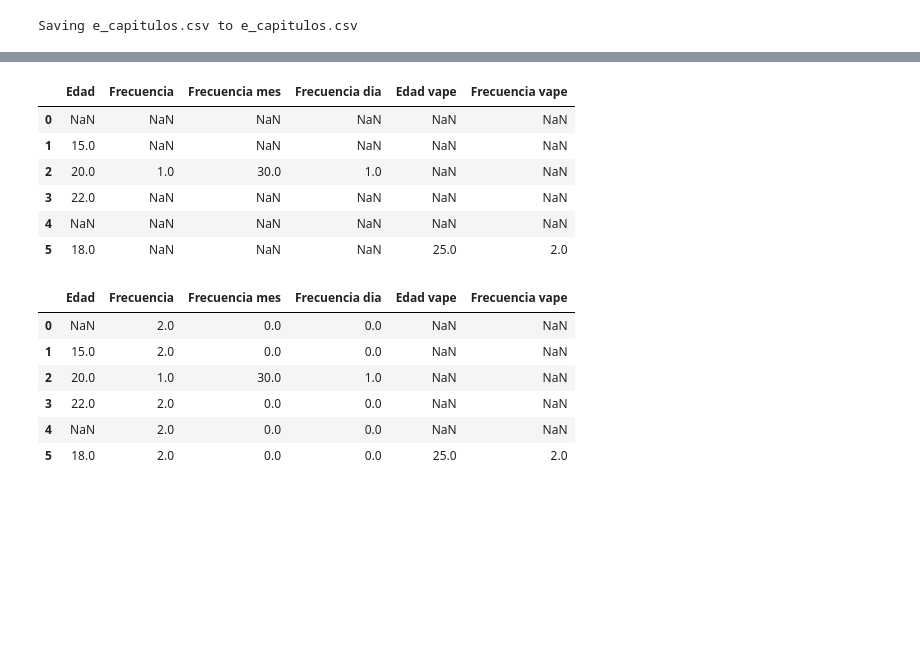
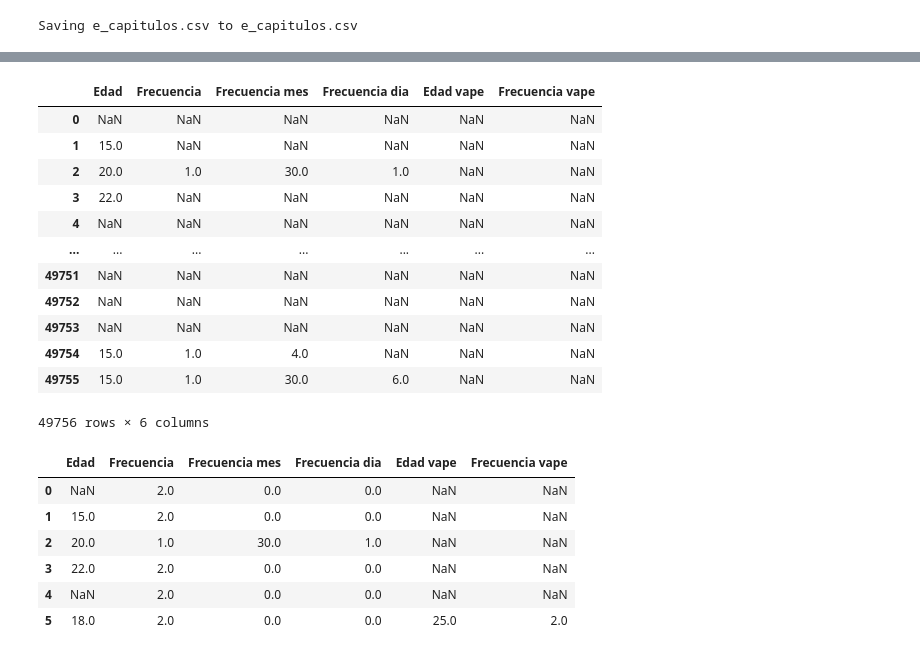
Before and after one commit to Alej00525/programacion1, a Jupyter notebook: Tarea__5.ipynb, the cells around one changed output, grey strips where cells are left out. Saved outputs shown, nothing was run; the diff lists cells and outputs as text; code cells hidden in the pictures; blank space fills up the shorter version.

```diff
--- a/Tarea__5.ipynb
+++ b/Tarea__5.ipynb
@@ -35,21 +42,27 @@ e_capitulos.head(5)
 # %%
 tabla_fumar = pd.DataFrame({
 'Edad' : e_capitulos['E_02'],                 # Edad de primer consumo de cigarro (1, 64)
 'Frecuencia' : e_capitulos['E_05'],           # Consumo en el mes [Si(1), No(2), No comenta(9)]
 'Frecuencia mes' : e_capitulos['E_06'],       # Cuantos dias consume cigarro al mes (0, 30)
 'Frecuencia dia' : e_capitulos['E_09'],       # Cuantos cigarros consume al dia (0, ~)
 'Edad vape' : e_capitulos['E_11'],            # Edad de primer consumo de vape (1, 64)
 'Frecuencia vape' : e_capitulos['E_12']       # Consumo en el mes [Si(1), No(2), No comenta(9)]
 })
-tabla_fumar.head(6)
+tabla_fumar
 # %% [output]
 |  | Edad | Frecuencia | Frecuencia mes | Frecuencia dia | Edad vape | Frecuencia vape |
 | 0 | NaN | NaN | NaN | NaN | NaN | NaN |
 | 1 | 15.0 | NaN | NaN | NaN | NaN | NaN |
 | 2 | 20.0 | 1.0 | 30.0 | 1.0 | NaN | NaN |
 | 3 | 22.0 | NaN | NaN | NaN | NaN | NaN |
 | 4 | NaN | NaN | NaN | NaN | NaN | NaN |
-| 5 | 18.0 | NaN | NaN | NaN | 25.0 | 2.0 |
+| ... | ... | ... | ... | ... | ... | ... |
+| 49751 | NaN | NaN | NaN | NaN | NaN | NaN |
+| 49752 | NaN | NaN | NaN | NaN | NaN | NaN |
+| 49753 | NaN | NaN | NaN | NaN | NaN | NaN |
+| 49754 | 15.0 | 1.0 | 4.0 | NaN | NaN | NaN |
+| 49755 | 15.0 | 1.0 | 30.0 | 6.0 | NaN | NaN |
+49756 rows × 6 columns
 # %%
 tabla_fumar['Frecuencia'] = tabla_fumar['Frecuencia'].fillna(2)               # Los que no han consumido cigarro este mes estan marcados por el numero 2
 tabla_fumar['Frecuencia'] = tabla_fumar['Frecuencia'].astype(str)             # Es una variable cualitativa [si(1), no(2)]
```
Also changed, not shown: parts of 7 cells of this notebook.
